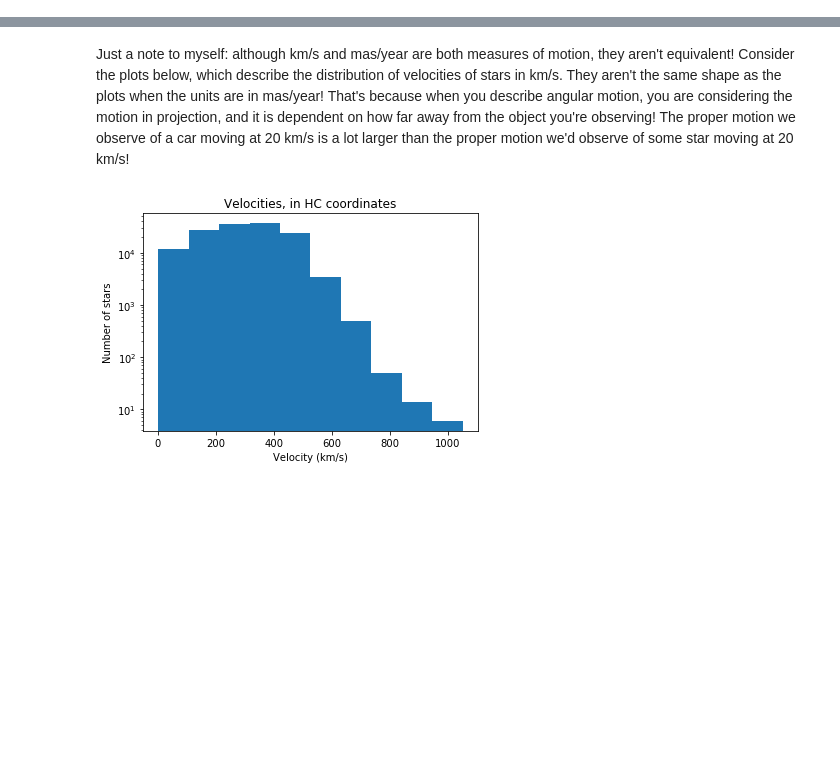
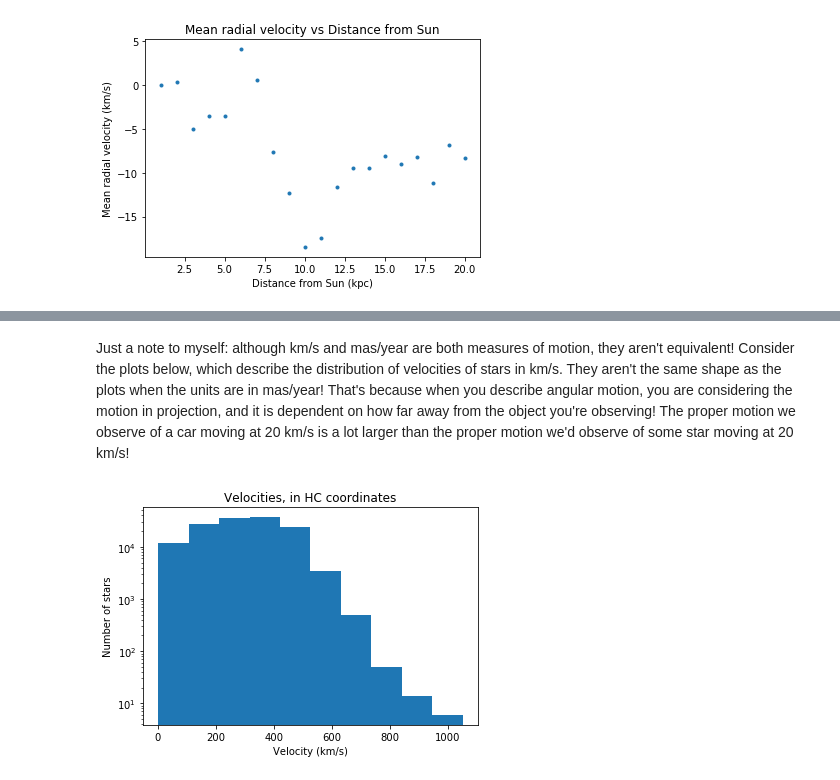
Before and after one commit to bluefatima/PandaRepo, a Jupyter notebook: Galaxia Tests 4 (Average Proper Motion and Dispersion, HC).ipynb, the cells around one changed output, grey strips where cells are left out. Saved outputs shown, nothing was run; the diff lists cells and outputs as text; code cells hidden in the pictures; blank space fills up the shorter version.

```diff
--- a/Galaxia Tests 4 (Average Proper Motion and Dispersion, HC).ipynb
+++ b/Galaxia Tests 4 (Average Proper Motion and Dispersion, HC).ipynb
@@ -176,0 +204,92 @@ plt.show()
+# %%
+#load px, py, pz (cartesian heliocentric positions)
+HCx = np.loadtxt("test1_px") #kpc
+HCy = np.loadtxt("test1_py") #kpc
+HCz = np.loadtxt("test1_pz") #kpc
+
+#load vx, vy, vz (cartesian heliocentric velocities)
+HCxvel = np.loadtxt("test1_vx") #km/s
+HCyvel = np.loadtxt("test1_vy") #km/s
+HCzvel = np.loadtxt("test1_vz") #km/s
+
+#calculate the magnitude of the velocity and position vector in HC coordinates
+HCvel = []
+for i in np.arange(len(HCxvel)):
+    HCvel.append(np.sqrt(HCxvel[i]**2 + HCyvel[i]**2 + HCzvel[i]**2))
+HCvel = np.array(HCvel)
+
+HCradius = []
+for i in np.arange(len(HCx)):
+    HCradius.append(np.sqrt(HCx[i]**2 + HCy[i]**2 + HCz[i]**2))
+HCradius = np.array(HCradius)
+
+HCvelvec = np.array([HCxvel, HCyvel, HCzvel])
+HCposvec = np.array([HCx, HCy, HCz])
+vDOTr = (HCxvel*HCx + HCyvel*HCy + HCzvel*HCz)/(HCradius)
+rHAT = HCposvec/HCradius
+propermotion = np.linalg.norm(HCvelvec - vDOTr*rHAT, axis = 0)/(4.74 * HCradius)
+
+plt.hist(propermotion)
+plt.ylabel("Number of stars")
+plt.xlabel("Proper motion in mas/year")
+plt.yscale('log')
+plt.title("Proper motion of Stars in MW (as seen from Sun)")
+plt.show()
+
+#calculate average proper motion and velocity dispersion as a function of distance from the Sun
+HCvelvec = np.array([HCxvel, HCyvel, HCzvel])
+HCposvec = np.array([HCx, HCy, HCz])
+vDOTr = (HCxvel*HCx + HCyvel*HCy + HCzvel*HCz)/(HCradius)
+rHAT = HCposvec/HCradius
+allpropermotion = np.linalg.norm(HCvelvec - vDOTr*rHAT, axis = 0)/(4.74 * HCradius)
+
+averagemotion = [[],[],[],[],[],[],[],[],[],[],[],[],[],[],[],[],[],[],[],[]]
+veldispersion = [[],[],[],[],[],[],[],[],[],[],[],[],[],[],[],[],[],[],[],[]]
+for i in np.arange(20):
+    propermotions = allpropermotion[(HCradius > i) & (HCradius <= i + 1)]
+    averagemotion[i] = np.mean(propermotions)
+    veldispersion[i] = np.std(propermotions)
+radialdist = np.arange(1,21)
+
+plt.plot(radialdist, averagemotion, '.')
+plt.xlabel("Distance from Sun (kpc)")
+plt.ylabel("Mean proper Motion (mas/year)")
+plt.title("Mean proper motion vs Distance from Sun")
+plt.show()
+
+plt.plot(radialdist, veldispersion, '.')
+plt.xlabel("Distance from Sun (kpc)")
+plt.ylabel("Velocity Dispersion (mas/year)")
+plt.title("Velocity Dispersion vs Distance from Sun")
+plt.show()
+
+HCvelvec = np.array([HCxvel, HCyvel, HCzvel])
+HCposvec = np.array([HCx, HCy, HCz])
+vDOTr = (HCxvel*HCx + HCyvel*HCy + HCzvel*HCz)/(HCradius)
+
+#calculate radial velocity as a function of distance from the Sun
+dataarray = [[],[],[],[],[],[],[],[],[],[],[],[],[],[],[],[],[],[],[],[]]
+for i in np.arange(20):
+    radialvel = vDOTr[(HCradius > i) & (HCradius <= i + 1)]
+    dataarray[i] = np.mean(radialvel)
+radialdist = np.arange(1,21)
+plt.plot(radialdist, dataarray, '.')
+plt.xlabel("Distance from Sun (kpc)")
+plt.ylabel("Mean radial velocity (km/s)")
+plt.title("Mean radial velocity vs Distance from Sun")
+plt.show()
+
+radiusvec = []
+radvelvec = []
+for i in np.arange(len(HCradius)):
+    if HCradius[i] < 20:
+        radiusvec.append(HCradius[i])
+        radvelvec.append(vDOTr[i])
+radiusvec = np.array(radiusvec)
+radvelvec = np.array(radvelvec)
+plt.plot(radiusvec, radvelvec, '.', alpha=0.5, ms=1)
+plt.xlabel("Distance from Sun (kpc)")
+plt.ylabel("Radial Velocity (km/s)")
+plt.title("Radial velocity vs Distance from Sun")
+plt.show()
+# %% [output]
@@ -176,0 +299 @@ plt.show()
+[figure, added]
```
Also changed, not shown: parts of 13 cells of this notebook, 8 other files.
